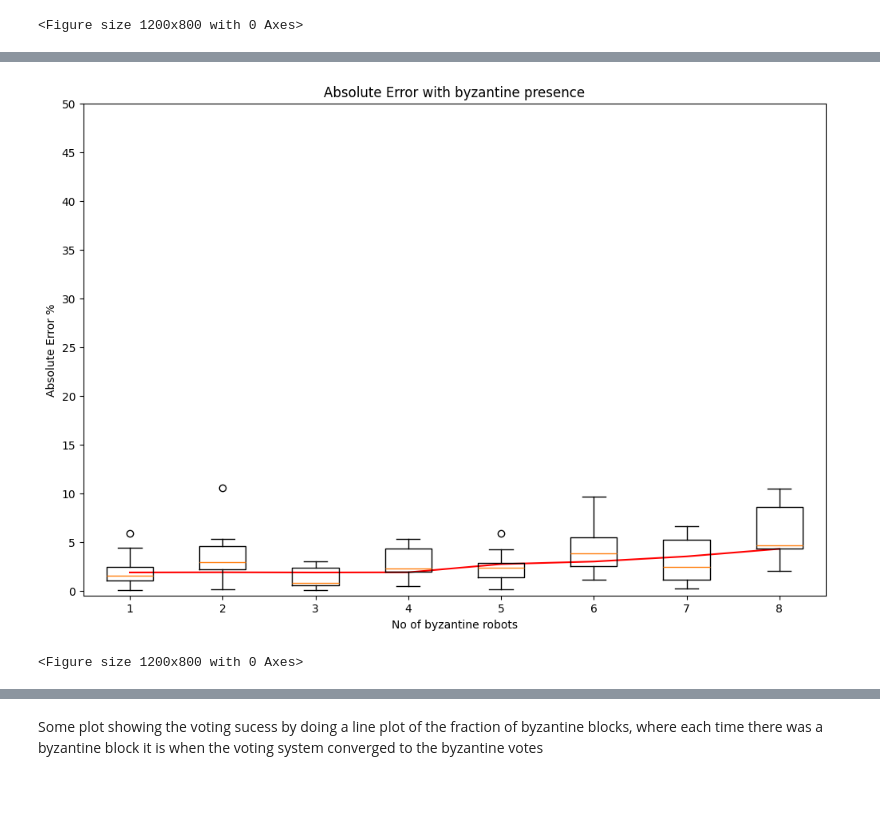
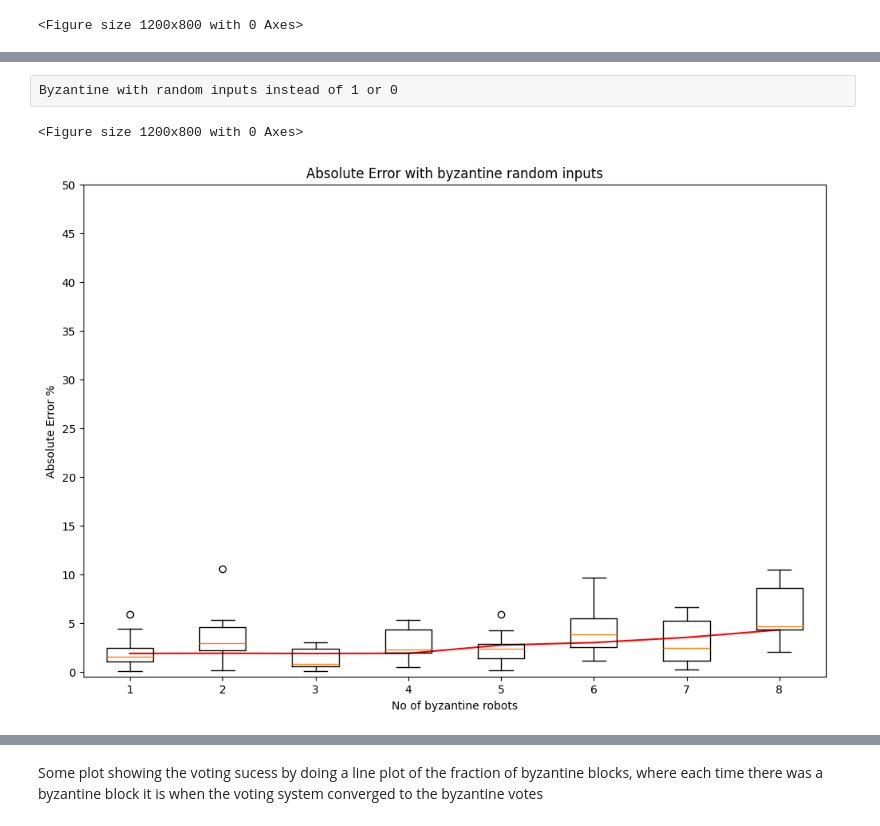
Before and after one commit to ZHolOnGit/toychain-argos-ca-consensus, a Jupyter notebook: HelloNeighbor/results/Plotter.ipynb, the cells around one changed output, grey strips where cells are left out. Drawn from its saved outputs; the diff is of its cells as text; code cells hidden in the pictures; blank space fills up the shorter version.

```diff
--- a/HelloNeighbor/results/Plotter.ipynb
+++ b/HelloNeighbor/results/Plotter.ipynb
@@ -197,30 +219,13 @@ Harm plotted for byzantine, a bit of a pointless graph if you ask me but we ball
+# %% [raw]
+Byzantine with random inputs instead of 1 or 0
 # %%
+#Byzantine with random inputs
 df_random = pd.read_csv("/home/zak-22/arg/toychain-argos/HelloNeighbor/results/collected_results/byzantine_random0.3/byzantine03Random.csv")
 
-x = np.arange(1, df_random.shape[1] + 1)
-y = df_random.median()
-
-smoothed = lowess(y, x, frac=0.6)
-
-fig, ax = plt.subplots(figsize = (12,8))
-
-ax.plot(smoothed[:,0], smoothed[:,1], "r-")
-
-plt.figure(figsize = (12,8))
-AE_box = ax.boxplot([df_random[col] for col in df_random.columns],
-            tick_labels = df_random.columns,
-            patch_artist = False)
-
-ax.set_yticks([x for x in range(51) if x % 5 ==0])
-
-ax.set_title("Absolute Error with byzantine random inputs")
-ax.set_ylabel("Absolute Error %")
-ax.set_xlabel("No of byzantine robots")
-plt.savefig("AEByzantine.png")
-plt.show()
+plot_save_loess_byzantine(df_random, "Absolute Error with byzantine random inputs","No of byzantine robots","Absolute Error %", "AEByzantine.png")
 # %% [output]
+<Figure size 1200x800 with 0 Axes>
-[figure, old version]
+[figure, new version]
-<Figure size 1200x800 with 0 Axes>
 # %%
 df_3_harm = pd.read_csv("/home/zak-22/arg/toychain-argos/HelloNeighbor/results/collected_results/byzantine_threshold0.3/byzantine03Harm.csv")
 
```
Also changed, not shown: parts of 12 cells of this notebook, 13 other files.
